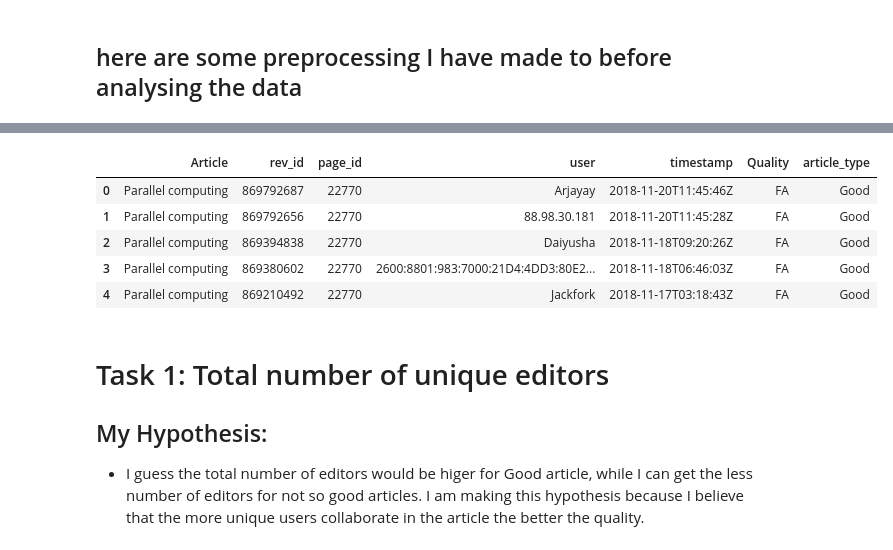
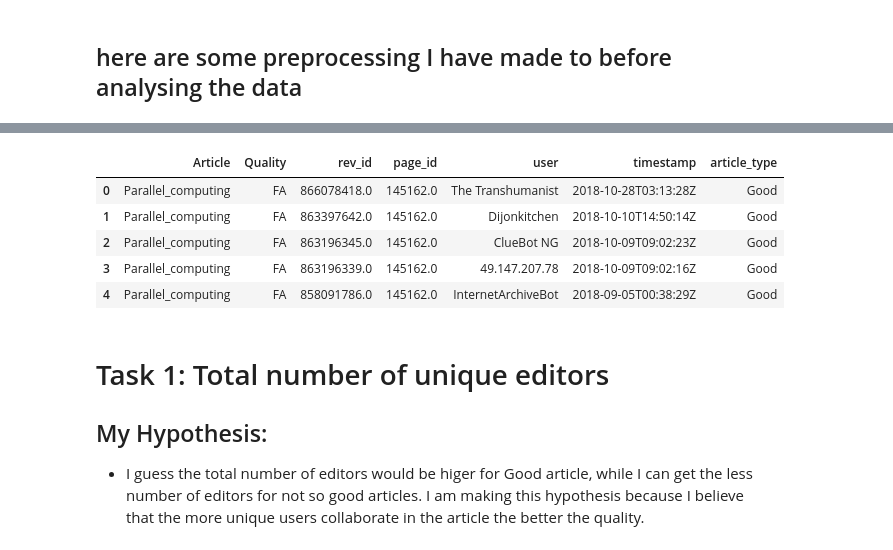
Before and after one commit to abaikara/social_computing_analysis-, a Jupyter notebook: sc.ipynb, the cells around one changed output, grey strips where cells are left out. Saved outputs shown, nothing was run; the diff lists cells and outputs as text; code cells hidden in the pictures.

```diff
--- a/sc.ipynb
+++ b/sc.ipynb
@@ -11,10 +11,10 @@ import seaborn as sb
 import matplotlib.pyplot as plt
 %matplotlib inline
 # %%
-col_names = ("Article", "rev_id", "page_id", "user", "timestamp")
+col_names = ("Article","Quality", "rev_id", "page_id", "user", "timestamp")
 articles = pd.read_csv("articles.csv")
-data_sc = pd.read_csv("data_sc.csv", names = col_names)
-data_talk = pd.read_csv("data_talk.csv", names = col_names)
+data_sc = pd.read_csv("DataData.csv", names = col_names)
+data_talk = pd.read_csv("TalkData.csv", names = col_names)
 # %%
 data_sc.count()
 # %% [output]
@@ -106,6 +92,5 @@ def f(row):
         val = 'NotSoGood'
     return val
 # %%
-articles['type'] = articles.apply(f, axis=1)
-add_data_talk['article_type'] = add_data_talk.apply(f, axis=1)
-add_data_sc['article_type'] = add_data_sc.apply(f, axis=1)
+data_sc['article_type'] = data_sc.apply(f, axis=1)
+data_talk['article_type'] = data_talk.apply(f, axis=1)
@@ -163,10 +124,10 @@ This
 # %%
-add_data_sc.head()
+data_sc.head()
 # %% [output]
-|  | Article | rev_id | page_id | user | timestamp | Quality | article_type |
-| 0 | Parallel computing | 869792687 | 22770 | Arjayay | 2018-11-20T11:45:46Z | FA | Good |
-| 1 | Parallel computing | 869792656 | 22770 | 88.98.30.181 | 2018-11-20T11:45:28Z | FA | Good |
-| 2 | Parallel computing | 869394838 | 22770 | Daiyusha | 2018-11-18T09:20:26Z | FA | Good |
-| 3 | Parallel computing | 869380602 | 22770 | 2600:8801:983:7000:21D4:4DD3:80E2... | 2018-11-18T06:46:03Z | FA | Good |
-| 4 | Parallel computing | 869210492 | 22770 | Jackfork | 2018-11-17T03:18:43Z | FA | Good |
+|  | Article | Quality | rev_id | page_id | user | timestamp | article_type |
+| 0 | Parallel_computing | FA | 866078418.0 | 145162.0 | The Transhumanist | 2018-10-28T03:13:28Z | Good |
+| 1 | Parallel_computing | FA | 863397642.0 | 145162.0 | Dijonkitchen | 2018-10-10T14:50:14Z | Good |
+| 2 | Parallel_computing | FA | 863196345.0 | 145162.0 | ClueBot NG | 2018-10-09T09:02:23Z | Good |
+| 3 | Parallel_computing | FA | 863196339.0 | 145162.0 | 49.147.207.78 | 2018-10-09T09:02:16Z | Good |
+| 4 | Parallel_computing | FA | 858091786.0 | 145162.0 | InternetArchiveBot | 2018-09-05T00:38:29Z | Good |
 # %%
```
Also changed, not shown: parts of 19 cells of this notebook.
